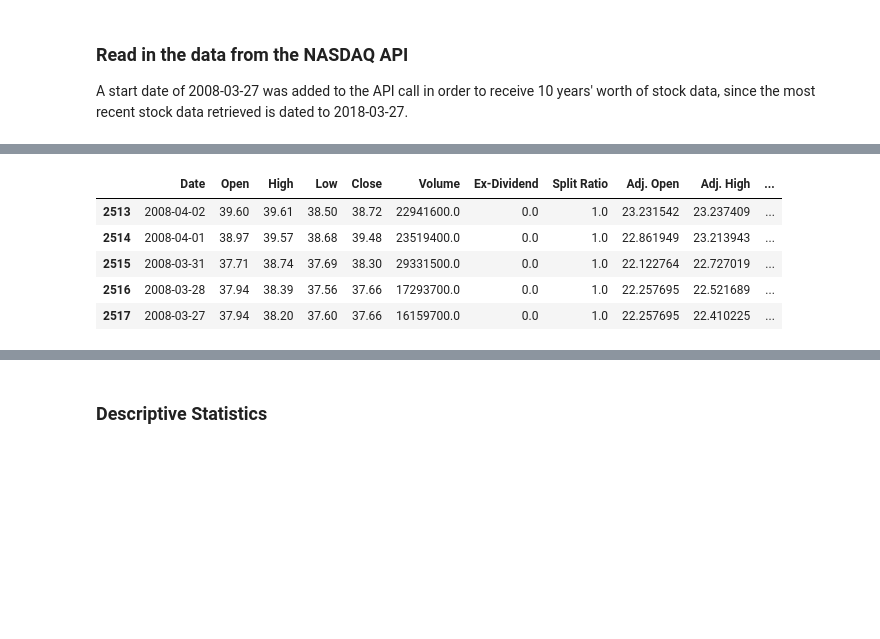
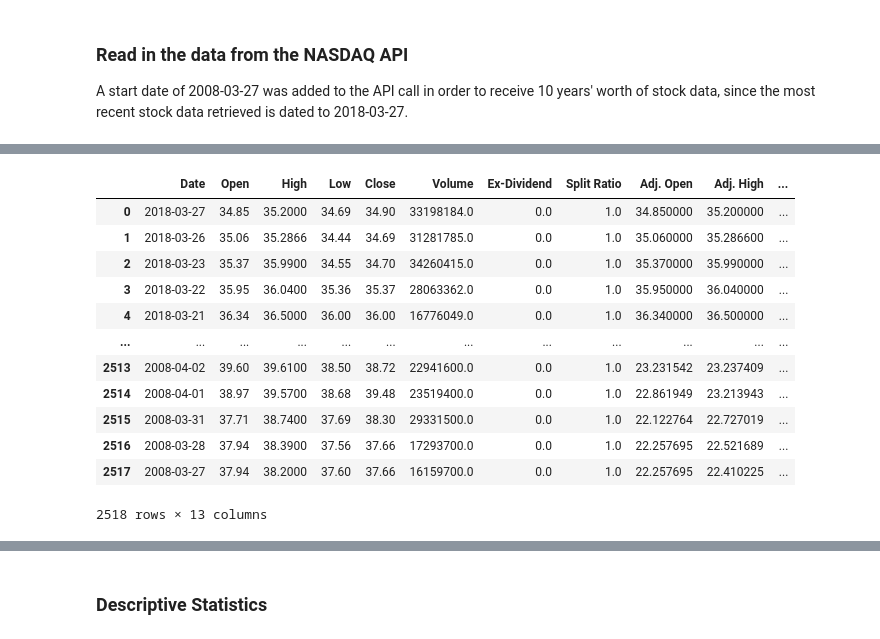
Before and after one commit to knnthchng/StockAnalysis, a Jupyter notebook: StockAnalysis.ipynb, the cells around one changed output, grey strips where cells are left out. Saved outputs shown, nothing was run; the diff lists cells and outputs as text; code cells hidden in the pictures; blank space fills up the shorter version.

```diff
--- a/StockAnalysis.ipynb
+++ b/StockAnalysis.ipynb
@@ -15,13 +29,20 @@ VZ_df
 # %%
-ATT_url = "https://data.nasdaq.com/api/v3/datasets/WIKI/T.csv?start_date=1998-03-27"
+ATT_url = "https://data.nasdaq.com/api/v3/datasets/WIKI/T.csv?start_date=2008-03-27"
 ATT_df = pd.read_csv(ATT_url)
 
-ATT_df.tail()
+ATT_df
 # %% [output]
 |  | Date | Open | High | Low | Close | Volume | Ex-Dividend | Split Ratio | Adj. Open | Adj. High | ... |
-| 2513 | 2008-04-02 | 39.60 | 39.61 | 38.50 | 38.72 | 22941600.0 | 0.0 | 1.0 | 23.231542 | 23.237409 | ... |
-| 2514 | 2008-04-01 | 38.97 | 39.57 | 38.68 | 39.48 | 23519400.0 | 0.0 | 1.0 | 22.861949 | 23.213943 | ... |
-| 2515 | 2008-03-31 | 37.71 | 38.74 | 37.69 | 38.30 | 29331500.0 | 0.0 | 1.0 | 22.122764 | 22.727019 | ... |
-| 2516 | 2008-03-28 | 37.94 | 38.39 | 37.56 | 37.66 | 17293700.0 | 0.0 | 1.0 | 22.257695 | 22.521689 | ... |
-| 2517 | 2008-03-27 | 37.94 | 38.20 | 37.60 | 37.66 | 16159700.0 | 0.0 | 1.0 | 22.257695 | 22.410225 | ... |
+| 0 | 2018-03-27 | 34.85 | 35.2000 | 34.69 | 34.90 | 33198184.0 | 0.0 | 1.0 | 34.850000 | 35.200000 | ... |
+| 1 | 2018-03-26 | 35.06 | 35.2866 | 34.44 | 34.69 | 31281785.0 | 0.0 | 1.0 | 35.060000 | 35.286600 | ... |
+| 2 | 2018-03-23 | 35.37 | 35.9900 | 34.55 | 34.70 | 34260415.0 | 0.0 | 1.0 | 35.370000 | 35.990000 | ... |
+| 3 | 2018-03-22 | 35.95 | 36.0400 | 35.36 | 35.37 | 28063362.0 | 0.0 | 1.0 | 35.950000 | 36.040000 | ... |
+| 4 | 2018-03-21 | 36.34 | 36.5000 | 36.00 | 36.00 | 16776049.0 | 0.0 | 1.0 | 36.340000 | 36.500000 | ... |
+| ... | ... | ... | ... | ... | ... | ... | ... | ... | ... | ... | ... |
+| 2513 | 2008-04-02 | 39.60 | 39.6100 | 38.50 | 38.72 | 22941600.0 | 0.0 | 1.0 | 23.231542 | 23.237409 | ... |
+| 2514 | 2008-04-01 | 38.97 | 39.5700 | 38.68 | 39.48 | 23519400.0 | 0.0 | 1.0 | 22.861949 | 23.213943 | ... |
+| 2515 | 2008-03-31 | 37.71 | 38.7400 | 37.69 | 38.30 | 29331500.0 | 0.0 | 1.0 | 22.122764 | 22.727019 | ... |
+| 2516 | 2008-03-28 | 37.94 | 38.3900 | 37.56 | 37.66 | 17293700.0 | 0.0 | 1.0 | 22.257695 | 22.521689 | ... |
+| 2517 | 2008-03-27 | 37.94 | 38.2000 | 37.60 | 37.66 | 16159700.0 | 0.0 | 1.0 | 22.257695 | 22.410225 | ... |
+2518 rows × 13 columns
 # %%
```
Also changed, not shown: parts of 12 cells of this notebook, 4 other files.
